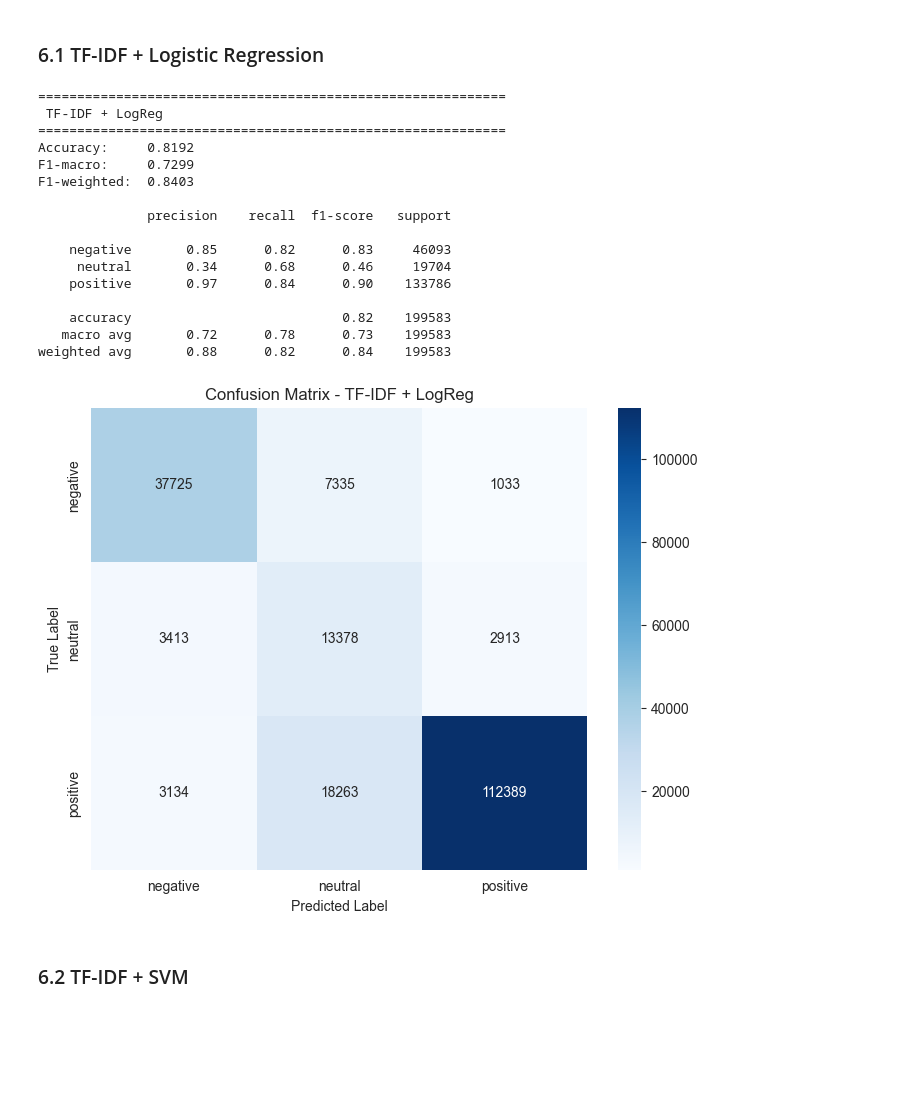
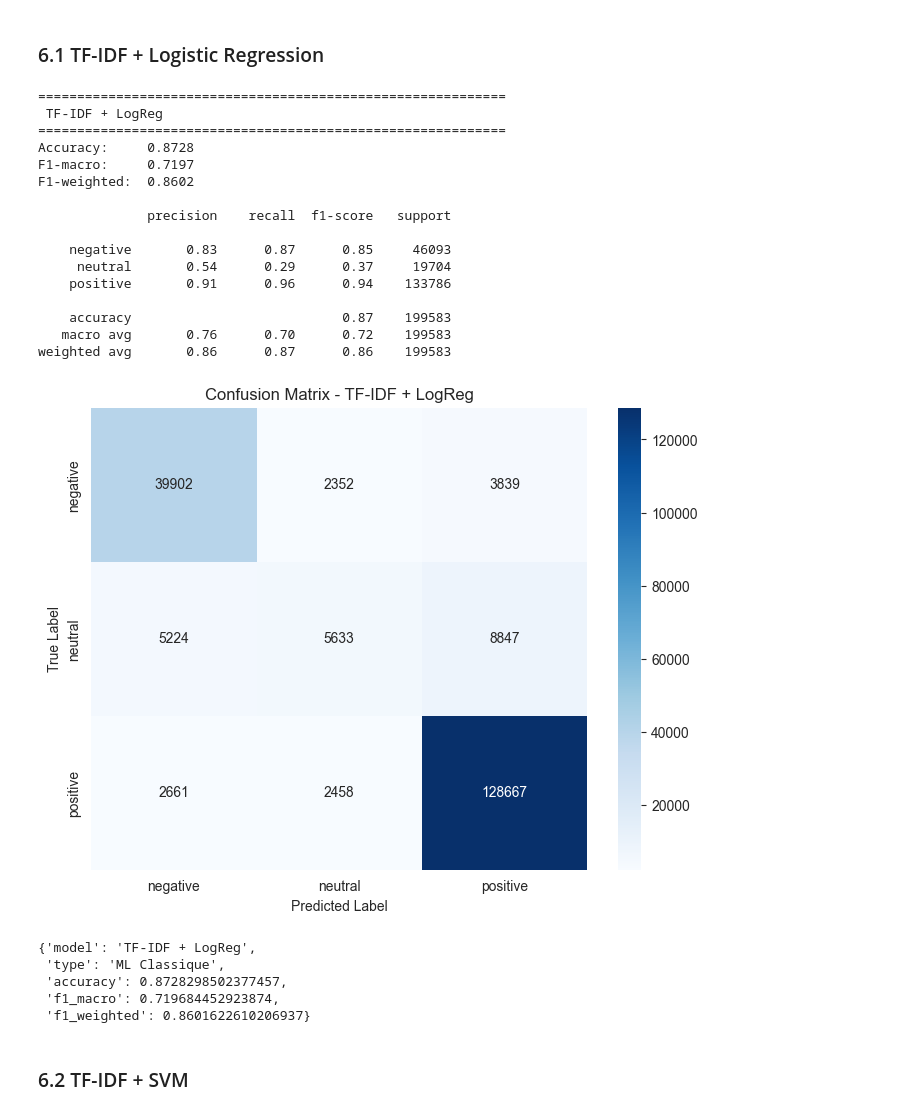
Before and after one commit to Apalian/Analyse-intelligente-des-avis-Yelp-avec-ML, a Jupyter notebook: notebooks/04_ml_classique.ipynb, the cells around one changed output. Saved outputs shown, nothing was run; the diff lists cells and outputs as text; code cells hidden in the pictures; blank space fills up the shorter version.

```diff
--- a/notebooks/04_ml_classique.ipynb
+++ b/notebooks/04_ml_classique.ipynb
@@ -265,12 +149,11 @@ Sparsity: 99.28%
 lr_bow = LogisticRegression(
     max_iter=1000,
     random_state=RANDOM_STATE,
-    n_jobs=-1,
-    class_weight='balanced'
+    C=1.0,
 )
 
 lr_bow.fit(X_train_bow, y_train_pol)
-results.append(evaluate_model(lr_bow, X_test_bow, y_test_pol, "BOW + LogReg"))
+evaluate_model(lr_bow, X_test_bow, y_test_pol, "BOW + LogReg")
 # %% [output]
 ============================================================
  BOW + LogReg
@@ -291,0 +182,8 @@ weighted avg       0.87      0.82      0.84    199583
+# %%
+svm_bow = LinearSVC(
+    max_iter=2000,
+    random_state=RANDOM_STATE
+)
+
+svm_bow.fit(X_train_bow, y_train_pol)
+evaluate_model(svm_bow, X_test_bow, y_test_pol, "BOW + SVM")
@@ -347,18 +278,11 @@ weighted avg       0.71      0.76      0.70    199583
 
 Pondération des mots par leur importance (terme fréquence × inverse document fréquence).
 # %%
-# Vectorisation
-tfidf_vectorizer = TfidfVectorizer(
-    max_features=5000,
-    min_df=5,
-    max_df=0.8,
-    ngram_range=(1, 2),
-    stop_words='english',
-    sublinear_tf=True
-)
-
-X_train_tfidf = tfidf_vectorizer.fit_transform(X_train)
-X_test_tfidf = tfidf_vectorizer.transform(X_test)
+# Chargement TF-IDF précalculé
+X_train_tfidf = scipy.sparse.load_npz(f'{FEATURES_DIR}/tfidf_train.npz')
+X_test_tfidf = scipy.sparse.load_npz(f'{FEATURES_DIR}/tfidf_test.npz')
+with open(f'{FEATURES_DIR}/tfidf_vectorizer.pkl', 'rb') as f:
+    tfidf_vectorizer = pickle.load(f)
 
 print(f"TF-IDF shape: {X_train_tfidf.shape}")
 print(f"Vocabulaire size: {len(tfidf_vectorizer.vocabulary_)}")
@@ -372,31 +296,35 @@ Sparsity: 99.23%
 # %%
 lr_tfidf = LogisticRegression(
     max_iter=1000,
     random_state=RANDOM_STATE,
-    n_jobs=-1,
-    class_weight='balanced'
+    n_jobs=-1
 )
 
 lr_tfidf.fit(X_train_tfidf, y_train_pol)
-results.append(evaluate_model(lr_tfidf, X_test_tfidf, y_test_pol, "TF-IDF + LogReg"))
+evaluate_model(lr_tfidf, X_test_tfidf, y_test_pol, "TF-IDF + LogReg")
 # %% [output]
 ============================================================
  TF-IDF + LogReg
 ============================================================
-Accuracy:     0.8192
-F1-macro:     0.7299
-F1-weighted:  0.8403
+Accuracy:     0.8728
+F1-macro:     0.7197
+F1-weighted:  0.8602
 
               precision    recall  f1-score   support
 
-    negative       0.85      0.82      0.83     46093
-     neutral       0.34      0.68      0.46     19704
-    positive       0.97      0.84      0.90    133786
+    negative       0.83      0.87      0.85     46093
+     neutral       0.54      0.29      0.37     19704
+    positive       0.91      0.96      0.94    133786
 
-    accuracy                           0.82    199583
-   macro avg       0.72      0.78      0.73    199583
-weighted avg       0.88      0.82      0.84    199583
+    accuracy                           0.87    199583
+   macro avg       0.76      0.70      0.72    199583
+weighted avg       0.86      0.87      0.86    199583
-[figure, old version]
+[figure, new version]
+{'model': 'TF-IDF + LogReg',
+ 'type': 'ML Classique',
+ 'accuracy': 0.8728298502377457,
+ 'f1_macro': 0.719684452923874,
+ 'f1_weighted': 0.8601622610206937}
 # %% [markdown]
 ### 6.2 TF-IDF + SVM
 # %%
```
Also changed, not shown: parts of 36 cells of this notebook, 6 other files.
